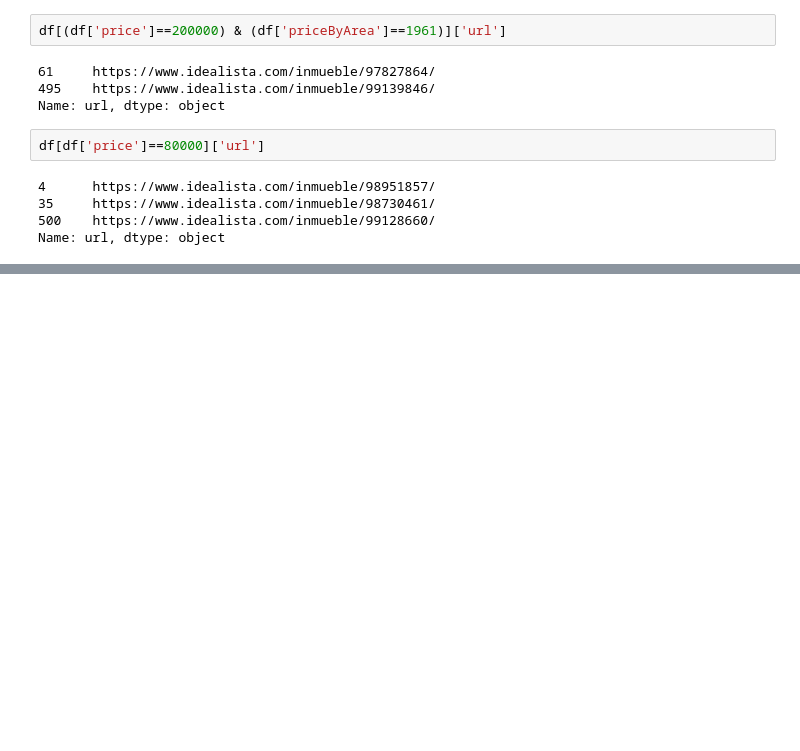
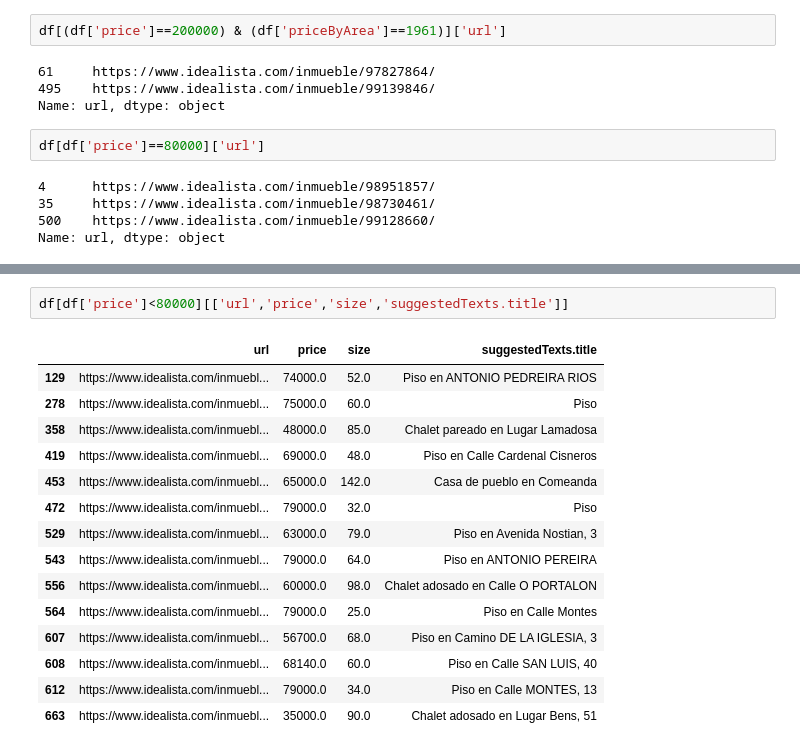
Before and after one commit to Daniel-FD/Data-Science, a Jupyter notebook: Real State/Idealista/analyse_data.ipynb, the cells around one changed output, grey strips where cells are left out. Saved outputs shown, nothing was run; the diff lists cells and outputs as text; blank space fills up the shorter version.

```diff
--- a/Real State/Idealista/analyse_data.ipynb
+++ b/Real State/Idealista/analyse_data.ipynb
@@ -166 +170,19 @@ df[df['propertyCode']==98749461]['url']
 Name: url, dtype: object
+# %%
+df[df['price']<80000][['url','price','size','suggestedTexts.title']]
+# %% [output]
+|  | url | price | size | suggestedTexts.title |
+| 129 | https://www.idealista.com/inmuebl... | 74000.0 | 52.0 | Piso en ANTONIO PEDREIRA RIOS |
+| 278 | https://www.idealista.com/inmuebl... | 75000.0 | 60.0 | Piso |
+| 358 | https://www.idealista.com/inmuebl... | 48000.0 | 85.0 | Chalet pareado en Lugar Lamadosa |
+| 419 | https://www.idealista.com/inmuebl... | 69000.0 | 48.0 | Piso en Calle Cardenal Cisneros |
+| 453 | https://www.idealista.com/inmuebl... | 65000.0 | 142.0 | Casa de pueblo en Comeanda |
+| 472 | https://www.idealista.com/inmuebl... | 79000.0 | 32.0 | Piso |
+| 529 | https://www.idealista.com/inmuebl... | 63000.0 | 79.0 | Piso en Avenida Nostian, 3 |
+| 543 | https://www.idealista.com/inmuebl... | 79000.0 | 64.0 | Piso en ANTONIO PEREIRA |
+| 556 | https://www.idealista.com/inmuebl... | 60000.0 | 98.0 | Chalet adosado en Calle O PORTALON |
+| 564 | https://www.idealista.com/inmuebl... | 79000.0 | 25.0 | Piso en Calle Montes |
+| 607 | https://www.idealista.com/inmuebl... | 56700.0 | 68.0 | Piso en Camino DE LA IGLESIA, 3 |
+| 608 | https://www.idealista.com/inmuebl... | 68140.0 | 60.0 | Piso en Calle SAN LUIS, 40 |
+| 612 | https://www.idealista.com/inmuebl... | 79000.0 | 34.0 | Piso en Calle MONTES, 13 |
+| 663 | https://www.idealista.com/inmuebl... | 35000.0 | 90.0 | Chalet adosado en Lugar Bens, 51 |
```
Also changed, not shown: parts of 4 cells of this notebook.
